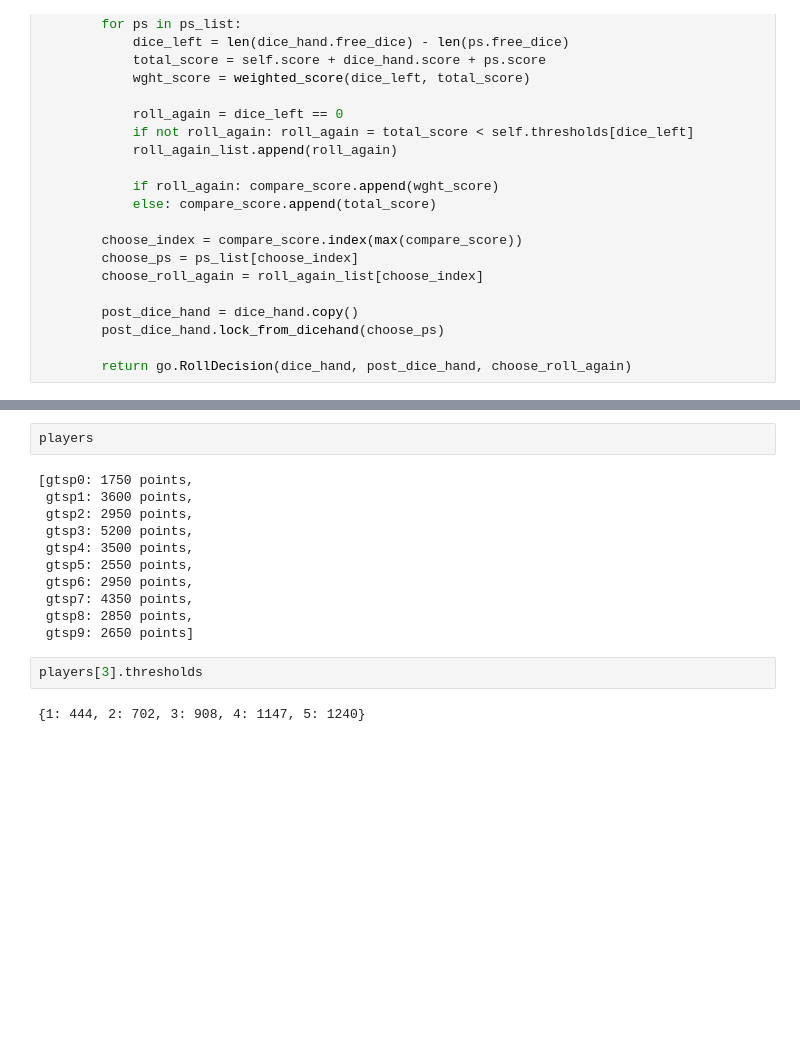
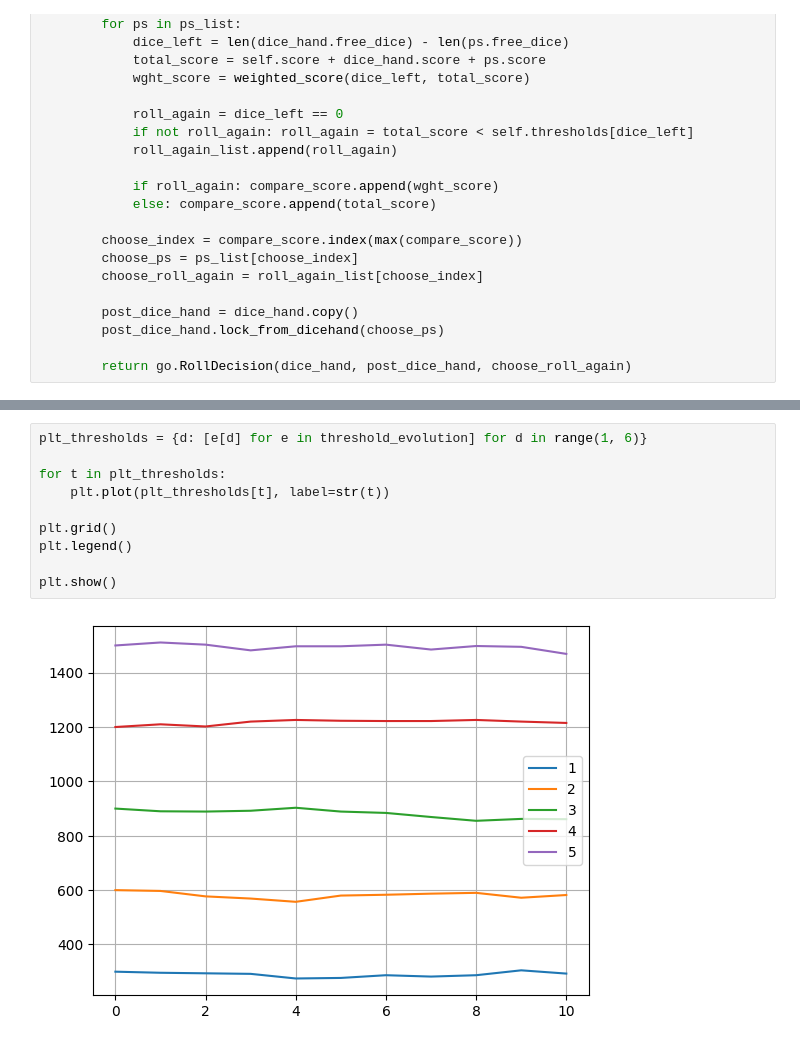
Before and after one commit to alex-b1729/py-farkle, a Jupyter notebook: library/src/models/genetic_halting_algo.ipynb, the cells around one changed output, grey strips where cells are left out. Drawn from its saved outputs; the diff is of its cells as text; blank space fills up the shorter version.

```diff
--- a/library/src/models/genetic_halting_algo.ipynb
+++ b/library/src/models/genetic_halting_algo.ipynb
@@ -255,17 +310,12 @@ for epoch_idx in range(num_epochs):
-# %%
-players
-# %% [output]
-[gtsp0: 1750 points,
- gtsp1: 3600 points,
- gtsp2: 2950 points,
- gtsp3: 5200 points,
- gtsp4: 3500 points,
- gtsp5: 2550 points,
- gtsp6: 2950 points,
- gtsp7: 4350 points,
- gtsp8: 2850 points,
- gtsp9: 2650 points]
-# %%
-players[3].thresholds
-# %% [output]
-{1: 444, 2: 702, 3: 908, 4: 1147, 5: 1240}
+# %%
+plt_thresholds = {d: [e[d] for e in threshold_evolution] for d in range(1, 6)}
+
+for t in plt_thresholds:
+    plt.plot(plt_thresholds[t], label=str(t))
+
+plt.grid()
+plt.legend()
+
+plt.show()
+# %% [output]
+[figure, added]
```
Also changed, not shown: parts of 10 cells of this notebook.
